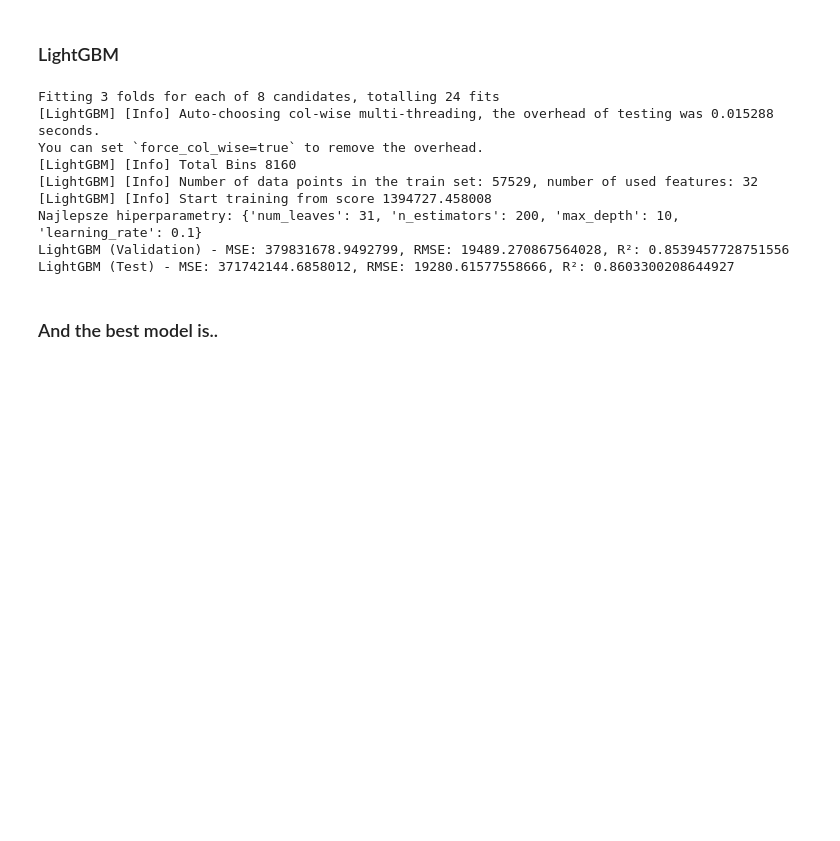
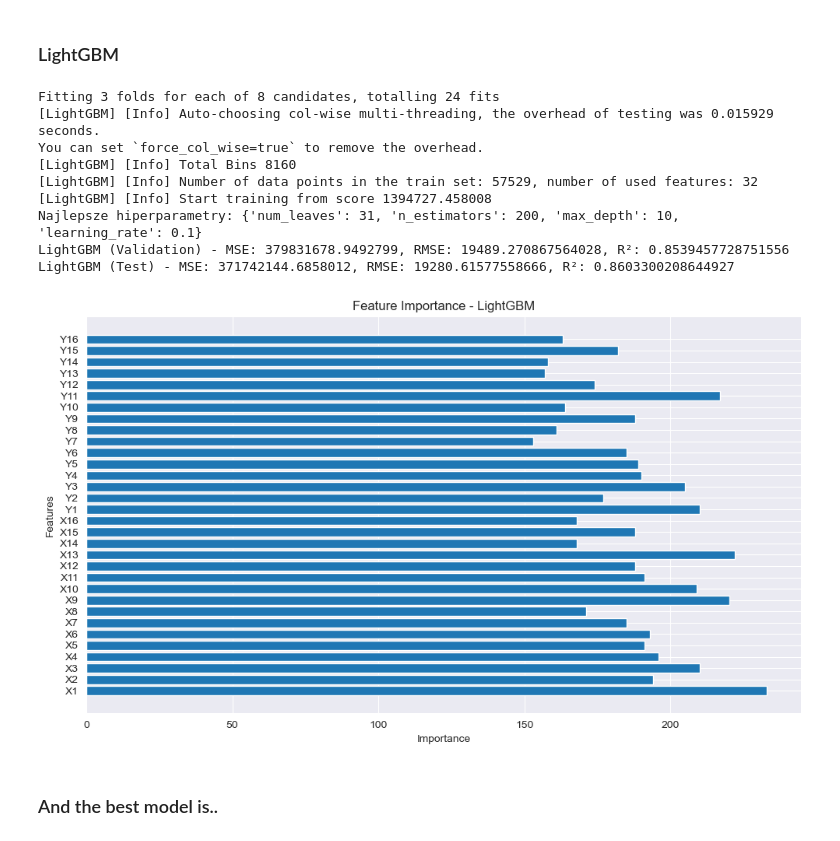
Before and after one commit to Ciaptok/Wave-Energy-Converters-Dataset-Analyze, a Jupyter notebook: notebooks/Perth.ipynb, the cells around one changed output. Saved outputs shown, nothing was run; the diff lists cells and outputs as text; code cells hidden in the pictures; blank space fills up the shorter version.

```diff
--- a/notebooks/Perth.ipynb
+++ b/notebooks/Perth.ipynb
@@ -546,34 +560,48 @@ best_lgbm = random_search.best_estimator_
 print("Najlepsze hiperparametry:", random_search.best_params_)
 
 # Ocena na zbiorze walidacyjnym
 y_val_pred = best_lgbm.predict(X_val)
 mse_val = mean_squared_error(y_val, y_val_pred)
 rmse_val = np.sqrt(mse_val)
 r2_val = r2_score(y_val, y_val_pred)
 
 print(f"LightGBM (Validation) - MSE: {mse_val}, RMSE: {rmse_val}, R²: {r2_val}")
 
 # Ocena najlepszego modelu na zbiorze testowym
 y_test_pred = best_lgbm.predict(X_test)
 mse_test = mean_squared_error(y_test, y_test_pred)
 rmse_test4 = np.sqrt(mse_test)
 r2_test = r2_score(y_test, y_test_pred)
 
 print(f"LightGBM (Test) - MSE: {mse_test}, RMSE: {rmse_test4}, R²: {r2_test}")
 
 # Najlepsze hiperparametry: {'num_leaves': 31, 'n_estimators': 200, 'max_depth': 10, 'learning_rate': 0.1}
 # LightGBM (Validation) - MSE: 379831678.9492799, RMSE: 19489.270867564028, R²: 0.8539457728751556
 # LightGBM (Test) - MSE: 371742144.6858012, RMSE: 19280.61577558666, R²: 0.8603300208644927
+
+# Feature Importance
+feature_importance = best_lgbm.feature_importances_
+feature_names = X_train.columns
+
+# Wizualizacja Feature Importance
+plt.figure(figsize=(10, 6))
+plt.barh(feature_names, feature_importance)
+plt.title("Feature Importance - LightGBM")
+plt.xlabel("Importance")
+plt.ylabel("Features")
+plt.tight_layout()
+plt.show()
 # %% [output]
 Fitting 3 folds for each of 8 candidates, totalling 24 fits
-[LightGBM] [Info] Auto-choosing col-wise multi-threading, the overhead of testing was 0.015288 seconds.
+[LightGBM] [Info] Auto-choosing col-wise multi-threading, the overhead of testing was 0.015929 seconds.
 You can set `force_col_wise=true` to remove the overhead.
 [LightGBM] [Info] Total Bins 8160
 [LightGBM] [Info] Number of data points in the train set: 57529, number of used features: 32
 [LightGBM] [Info] Start training from score 1394727.458008
 Najlepsze hiperparametry: {'num_leaves': 31, 'n_estimators': 200, 'max_depth': 10, 'learning_rate': 0.1}
 LightGBM (Validation) - MSE: 379831678.9492799, RMSE: 19489.270867564028, R²: 0.8539457728751556
 LightGBM (Test) - MSE: 371742144.6858012, RMSE: 19280.61577558666, R²: 0.8603300208644927
+[figure, added]
 # %% [markdown]
 ### And the best model is..
 # %%
```
Also changed, not shown: parts of 1 cell of this notebook.
